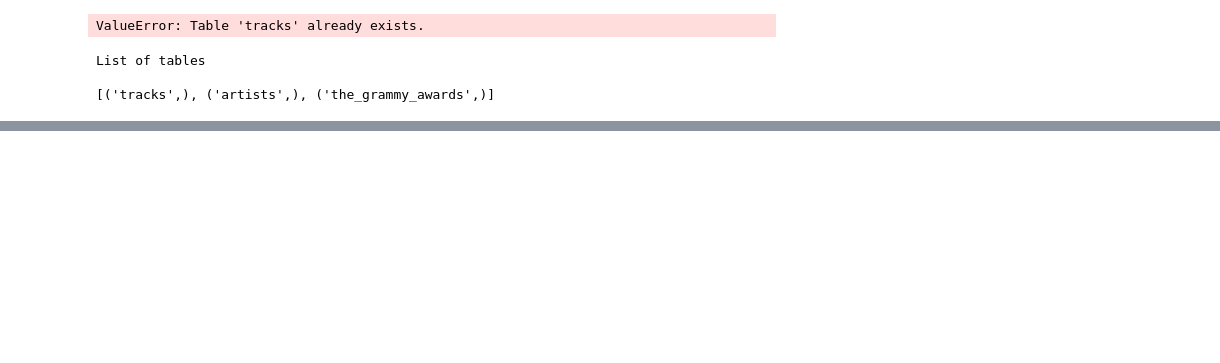
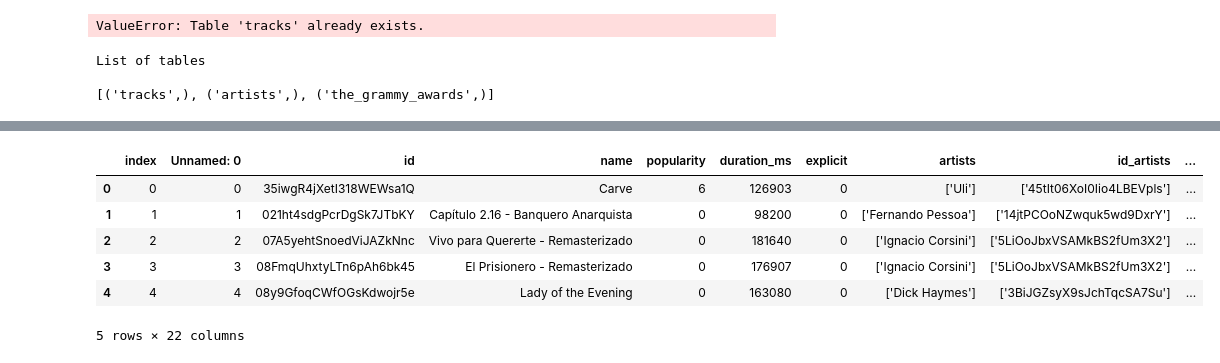
Before and after one commit to floodadosious34/Music-Trends-Data-Analysis, a Jupyter notebook: spotify.ipynb, the cells around one changed output, grey strips where cells are left out. Drawn from its saved outputs; the diff is of its cells as text; code cells hidden in the pictures; blank space fills up the shorter version.

```diff
--- a/spotify.ipynb
+++ b/spotify.ipynb
@@ -93 +80,14 @@ grammyWinners.head()
+# %%
+
+spotify_DF = pd.read_sql_query(w.spotify_tracks_data_query, conn)
+
+spotify_DF.head()
+# %% [output]
+|  | index | Unnamed: 0 | id | name | popularity | duration_ms | explicit | artists | id_artists | ... |
+| 0 | 0 | 0 | 35iwgR4jXetI318WEWsa1Q | Carve | 6 | 126903 | 0 | ['Uli'] | ['45tIt06XoI0Iio4LBEVpls'] | ... |
+| 1 | 1 | 1 | 021ht4sdgPcrDgSk7JTbKY | Capítulo 2.16 - Banquero Anarquista | 0 | 98200 | 0 | ['Fernando Pessoa'] | ['14jtPCOoNZwquk5wd9DxrY'] | ... |
+| 2 | 2 | 2 | 07A5yehtSnoedViJAZkNnc | Vivo para Quererte - Remasterizado | 0 | 181640 | 0 | ['Ignacio Corsini'] | ['5LiOoJbxVSAMkBS2fUm3X2'] | ... |
+| 3 | 3 | 3 | 08FmqUhxtyLTn6pAh6bk45 | El Prisionero - Remasterizado | 0 | 176907 | 0 | ['Ignacio Corsini'] | ['5LiOoJbxVSAMkBS2fUm3X2'] | ... |
+| 4 | 4 | 4 | 08y9GfoqCWfOGsKdwojr5e | Lady of the Evening | 0 | 163080 | 0 | ['Dick Haymes'] | ['3BiJGZsyX9sJchTqcSA7Su'] | ... |
+5 rows × 22 columns
 # %%
```
Also changed, not shown: parts of 7 cells of this notebook, 3 other files.
